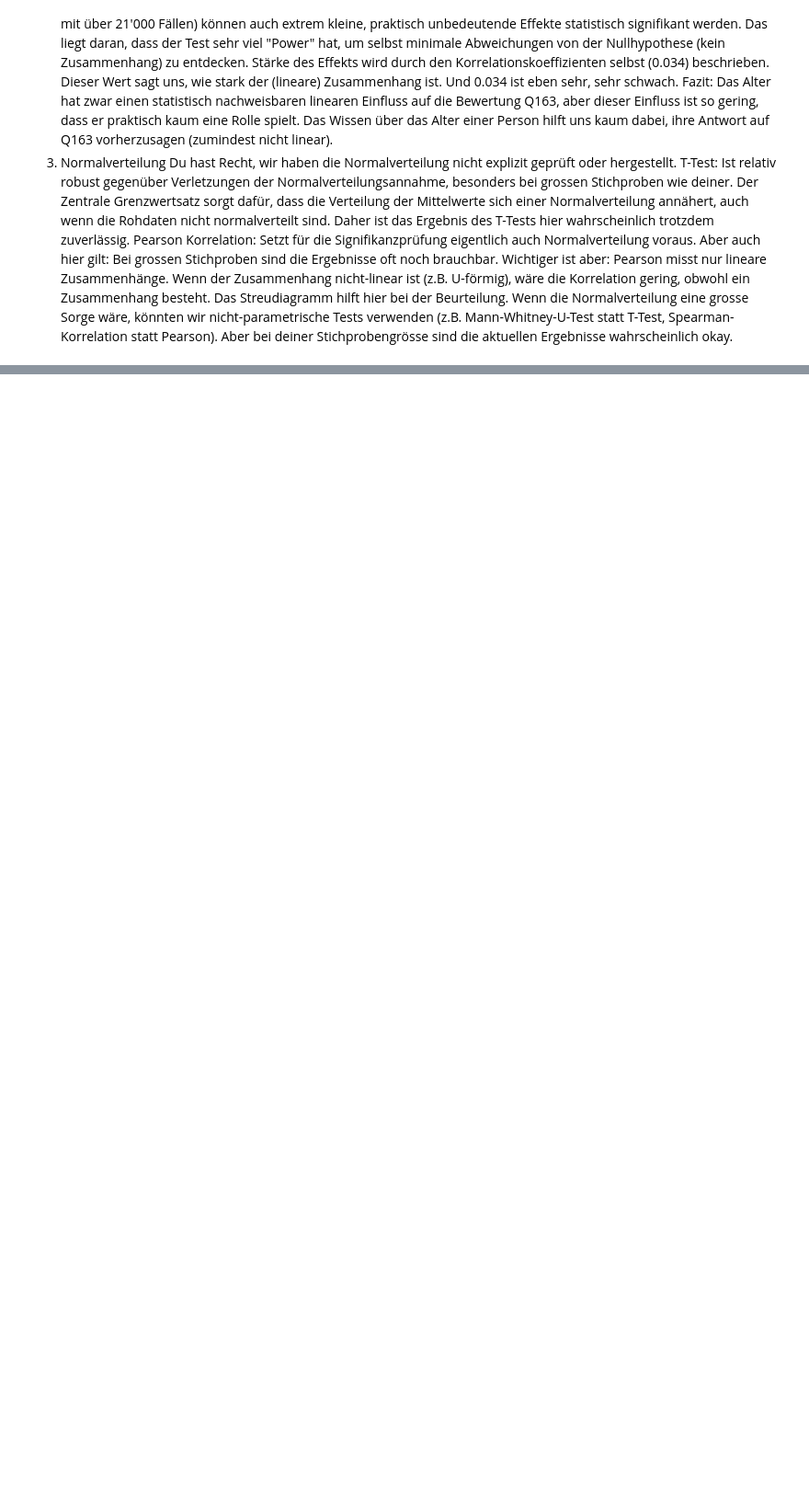
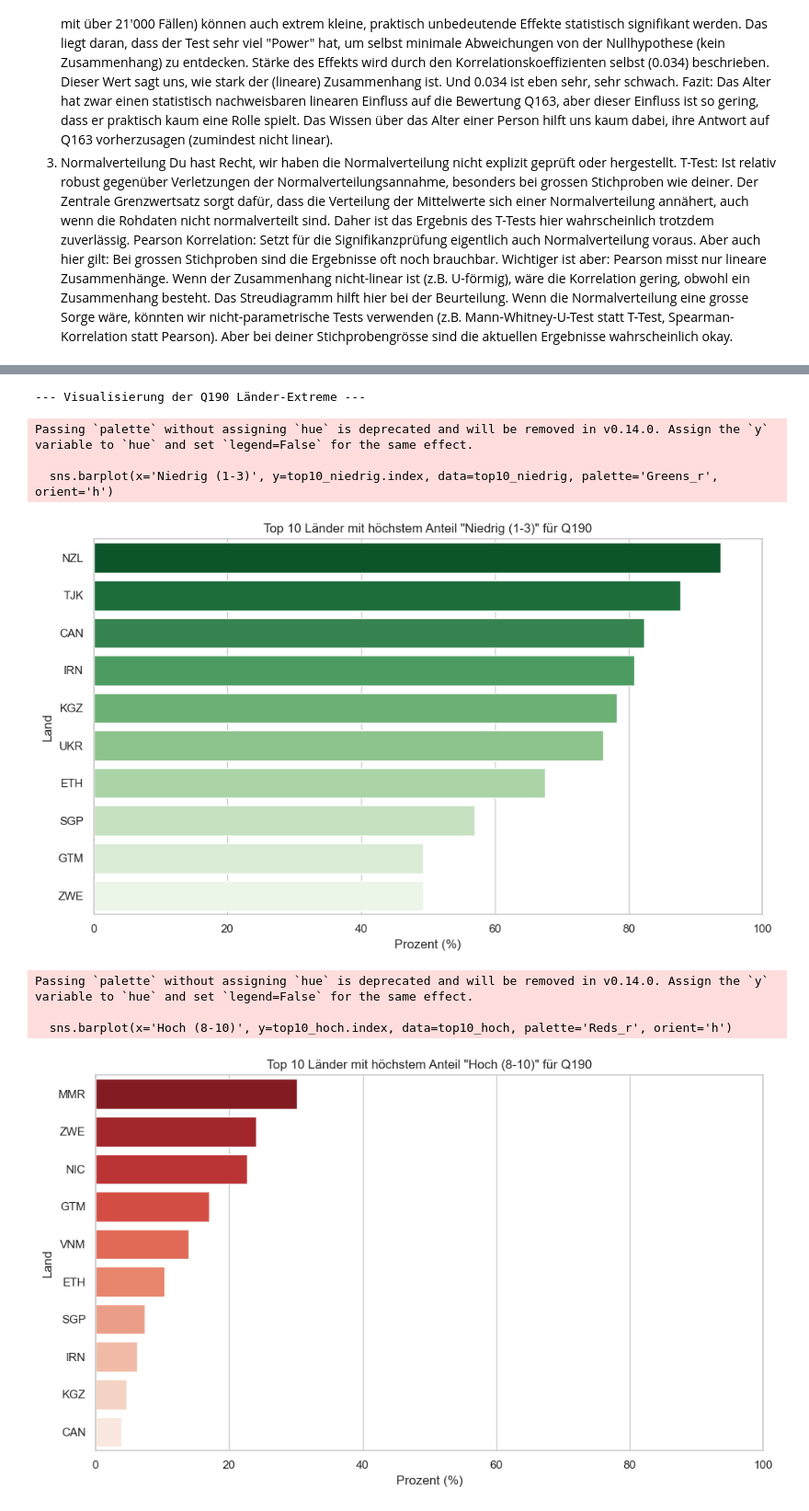
Before and after one commit to TobiasMaissen/cas_statistik_davi, a Jupyter notebook: statistik.ipynb, the cells around one changed output, grey strips where cells are left out. Shown at 92% size. Drawn from its saved outputs; the diff is of its cells as text; code cells hidden in the pictures; blank space fills up the shorter version.

```diff
--- a/statistik.ipynb
+++ b/statistik.ipynb
@@ -963,0 +1349,45 @@ Wenn die Normalverteilung eine grosse Sorge wäre, könnten wir nicht-parametris
+# %%
+# --- Annahme: country_q190_perc DataFrame existiert aus dem vorherigen Schritt ---
+
+print("\n--- Visualisierung der Q190 Länder-Extreme ---")
+
+# Nur Länder mit mind. 50 Antworten berücksichtigen (wie zuvor)
+country_q190_perc_valid = country_q190_perc[country_q190_perc['N_Total'] >= 50]
+
+# Top 10 Länder - Niedrig (1-3)
+top10_niedrig = country_q190_perc_valid.sort_values('Niedrig (1-3)', ascending=False).head(10)
+
+plt.figure(figsize=(10, 6))
+sns.barplot(x='Niedrig (1-3)', y=top10_niedrig.index, data=top10_niedrig, palette='Greens_r', orient='h')
+plt.title('Top 10 Länder mit höchstem Anteil "Niedrig (1-3)" für Q190')
+plt.xlabel('Prozent (%)')
+plt.ylabel('Land')
+plt.xlim(0, 100) # Skala von 0 bis 100
+plt.tight_layout()
+plt.show()
+
+# Top 10 Länder - Hoch (8-10)
+# Stelle sicher, dass die Spalte 'Hoch (8-10)' existiert
+if 'Hoch (8-10)' in country_q190_perc_valid.columns:
+    top10_hoch = country_q190_perc_valid.sort_values('Hoch (8-10)', ascending=False).head(10)
+
+    plt.figure(figsize=(10, 6))
+    sns.barplot(x='Hoch (8-10)', y=top10_hoch.index, data=top10_hoch, palette='Reds_r', orient='h')
+    plt.title('Top 10 Länder mit höchstem Anteil "Hoch (8-10)" für Q190')
+    plt.xlabel('Prozent (%)')
+    plt.ylabel('Land')
+    plt.xlim(0, 100) # Skala von 0 bis 100
+    plt.tight_layout()
+    plt.show()
+else:
+    print("Visualisierung für 'Hoch (8-10)' übersprungen, da Spalte nicht gefunden wurde.")
+# %% [output]
+--- Visualisierung der Q190 Länder-Extreme ---
+Passing `palette` without assigning `hue` is deprecated and will be removed in v0.14.0. Assign the `y` variable to `hue` and set `legend=False` for the same effect.
+
+  sns.barplot(x='Niedrig (1-3)', y=top10_niedrig.index, data=top10_niedrig, palette='Greens_r', orient='h')
+[figure, added]
+Passing `palette` without assigning `hue` is deprecated and will be removed in v0.14.0. Assign the `y` variable to `hue` and set `legend=False` for the same effect.
+
+  sns.barplot(x='Hoch (8-10)', y=top10_hoch.index, data=top10_hoch, palette='Reds_r', orient='h')
+[figure, added]
```
Also changed, not shown: parts of 23 cells of this notebook.
